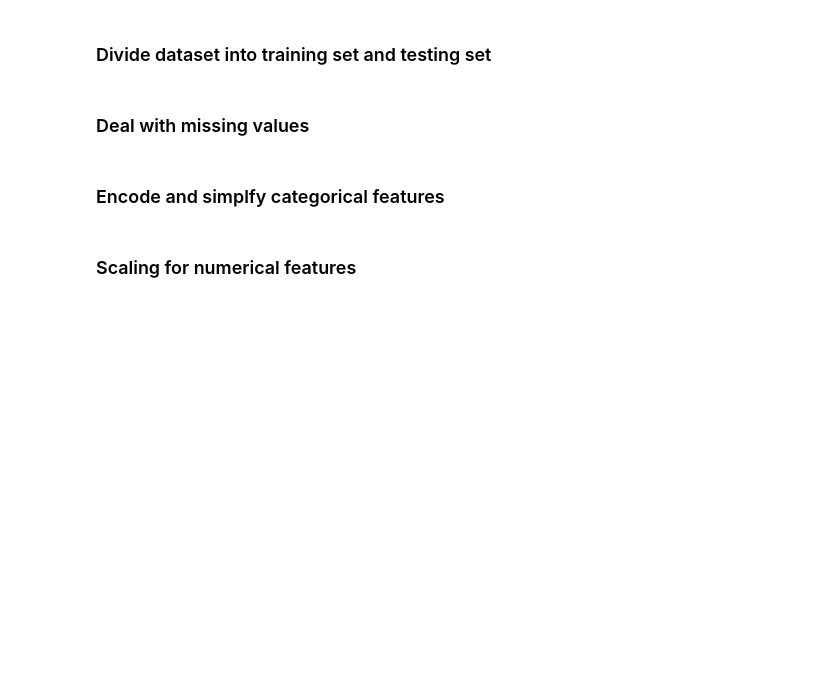
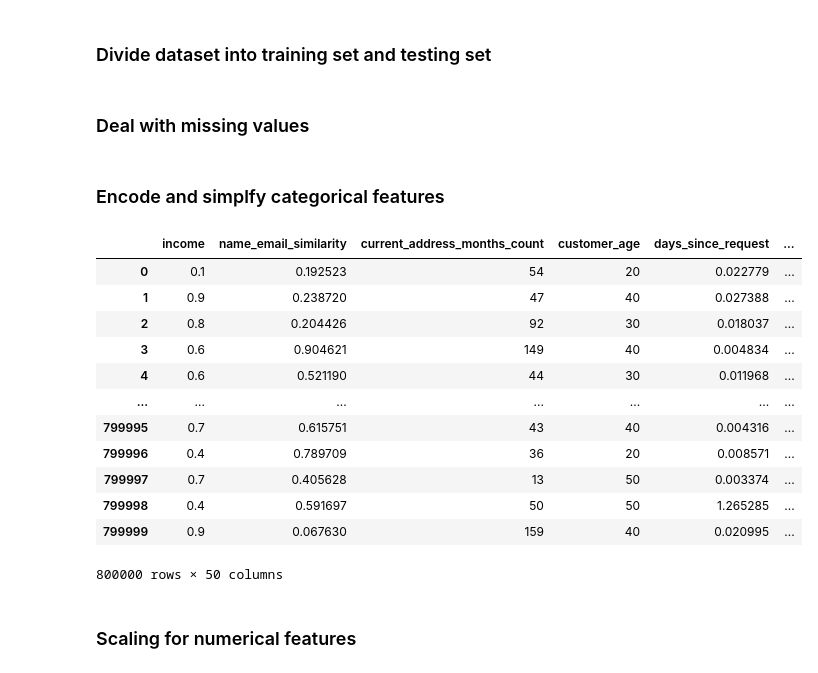
Before and after one commit to jonnywong288/bank-account-fraud, a Jupyter notebook: feature_engineering.ipynb, the cells around one changed output. Saved outputs shown, nothing was run; the diff lists cells and outputs as text; code cells hidden in the pictures; blank space fills up the shorter version.

```diff
--- a/feature_engineering.ipynb
+++ b/feature_engineering.ipynb
@@ -39,4 +68,52 @@ X_train, X_test, y_train, y_test = train_test_split(df_base.drop('fraud_bool', a
+# %%
+# current_address_months_count - impute missing values with median
+X_train['current_address_months_count_provided'] = [0 if i == -1 else 1 for i in X_train.current_address_months_count]
+X_test['current_address_months_count_provided'] = [0 if i == -1 else 1 for i in X_test.current_address_months_count]
+
+# and create binary features for value provided or not
+
+current_address_months_count_median_position = int(np.ceil((len(X_train[X_train['current_address_months_count'] != -1])/2)-1))
+current_address_months_count_median = sorted(X_train[X_train['current_address_months_count'] != -1]['current_address_months_count'])[current_address_months_count_median_position]
+
+X_train.loc[X_train['current_address_months_count'] == -1, 'current_address_months_count'] = current_address_months_count_median
+X_test.loc[X_test['current_address_months_count'] == -1, 'current_address_months_count'] = current_address_months_count_median
 # %% [markdown]
 ### Encode and simplfy categorical features
+# %%
+# drop device_fraud_count (single value)
+X_train.drop('device_fraud_count', axis=1, inplace=True)
+X_test.drop('device_fraud_count', axis=1, inplace=True)
+# %%
+# simplying proposed credit limit to 5 categories
+categories_to_keep = X_train.proposed_credit_limit.value_counts().index[:4] # taking 4 largest represented proposed limits
+X_train['proposed_credit_limit'] = X_train['proposed_credit_limit'].where(X_train['proposed_credit_limit'].isin(categories_to_keep), 'other').astype(str)
+X_test['proposed_credit_limit'] = X_test['proposed_credit_limit'].where(X_test['proposed_credit_limit'].isin(categories_to_keep), 'other').astype(str)
+# %%
+# one hot encoding
+categories_to_encode = ['proposed_credit_limit', 'payment_type', 'employment_status', 'housing_status', 'device_os']
+ohe = OneHotEncoder(sparse_output=False, handle_unknown='ignore', drop='first')
+encoded_array = ohe.fit_transform(X_train[categories_to_encode])
+encoded_df = pd.DataFrame(encoded_array, columns=ohe.get_feature_names_out())
+X_train = pd.concat([X_train.drop(columns=categories_to_encode).reset_index(drop=True), encoded_df.reset_index(drop=True)], axis=1)
+
+encoded_array_test = ohe.transform(X_test[categories_to_encode])
+encoded_df_test = pd.DataFrame(encoded_array_test, columns=ohe.get_feature_names_out())
+X_test = pd.concat([X_test.drop(columns=categories_to_encode).reset_index(drop=True), encoded_df_test.reset_index(drop=True)], axis=1)
+# %%
+X_train
+# %% [output]
+|  | income | name_email_similarity | current_address_months_count | customer_age | days_since_request | ... |
+| 0 | 0.1 | 0.192523 | 54 | 20 | 0.022779 | ... |
+| 1 | 0.9 | 0.238720 | 47 | 40 | 0.027388 | ... |
+| 2 | 0.8 | 0.204426 | 92 | 30 | 0.018037 | ... |
+| 3 | 0.6 | 0.904621 | 149 | 40 | 0.004834 | ... |
+| 4 | 0.6 | 0.521190 | 44 | 30 | 0.011968 | ... |
+| ... | ... | ... | ... | ... | ... | ... |
+| 799995 | 0.7 | 0.615751 | 43 | 40 | 0.004316 | ... |
+| 799996 | 0.4 | 0.789709 | 36 | 20 | 0.008571 | ... |
+| 799997 | 0.7 | 0.405628 | 13 | 50 | 0.003374 | ... |
+| 799998 | 0.4 | 0.591697 | 50 | 50 | 1.265285 | ... |
+| 799999 | 0.9 | 0.067630 | 159 | 40 | 0.020995 | ... |
+800000 rows × 50 columns
 # %% [markdown]
 ### Scaling for numerical features
```
Also changed, not shown: parts of 12 cells of this notebook.
